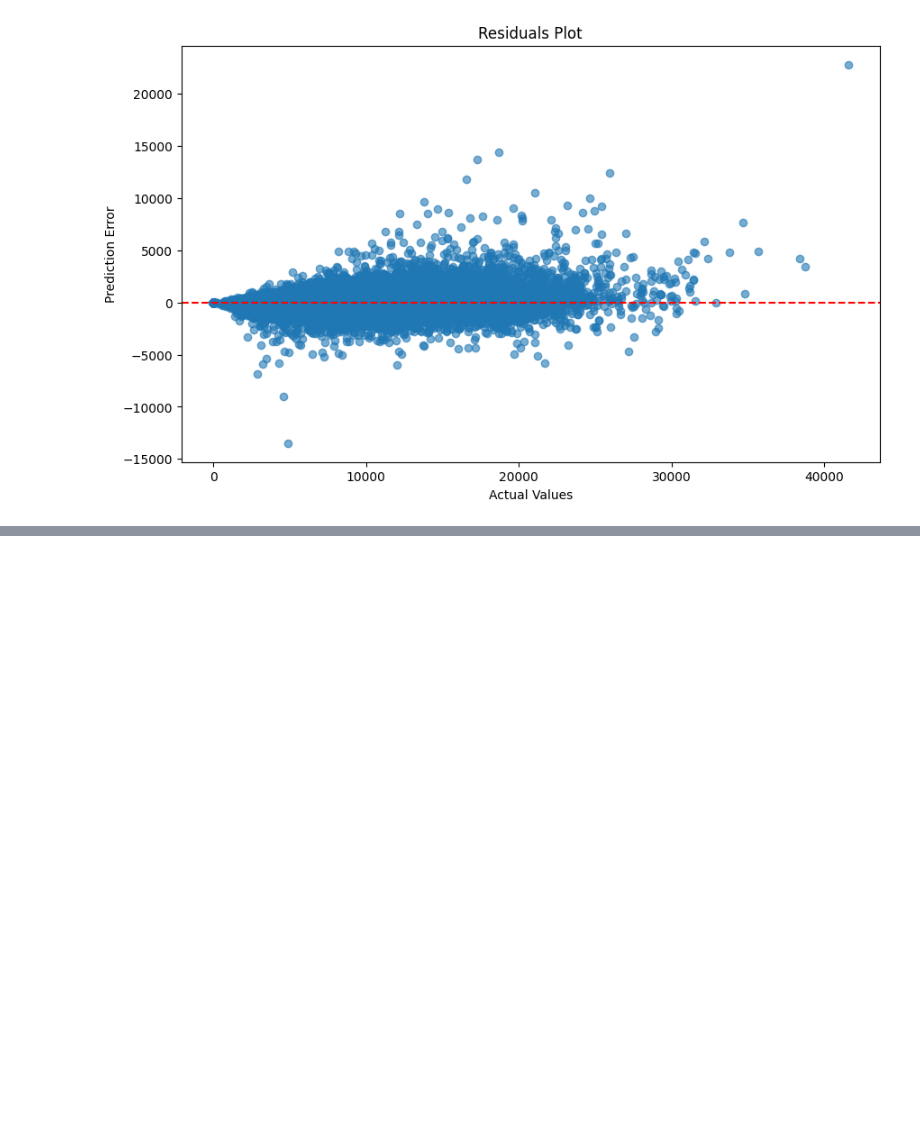
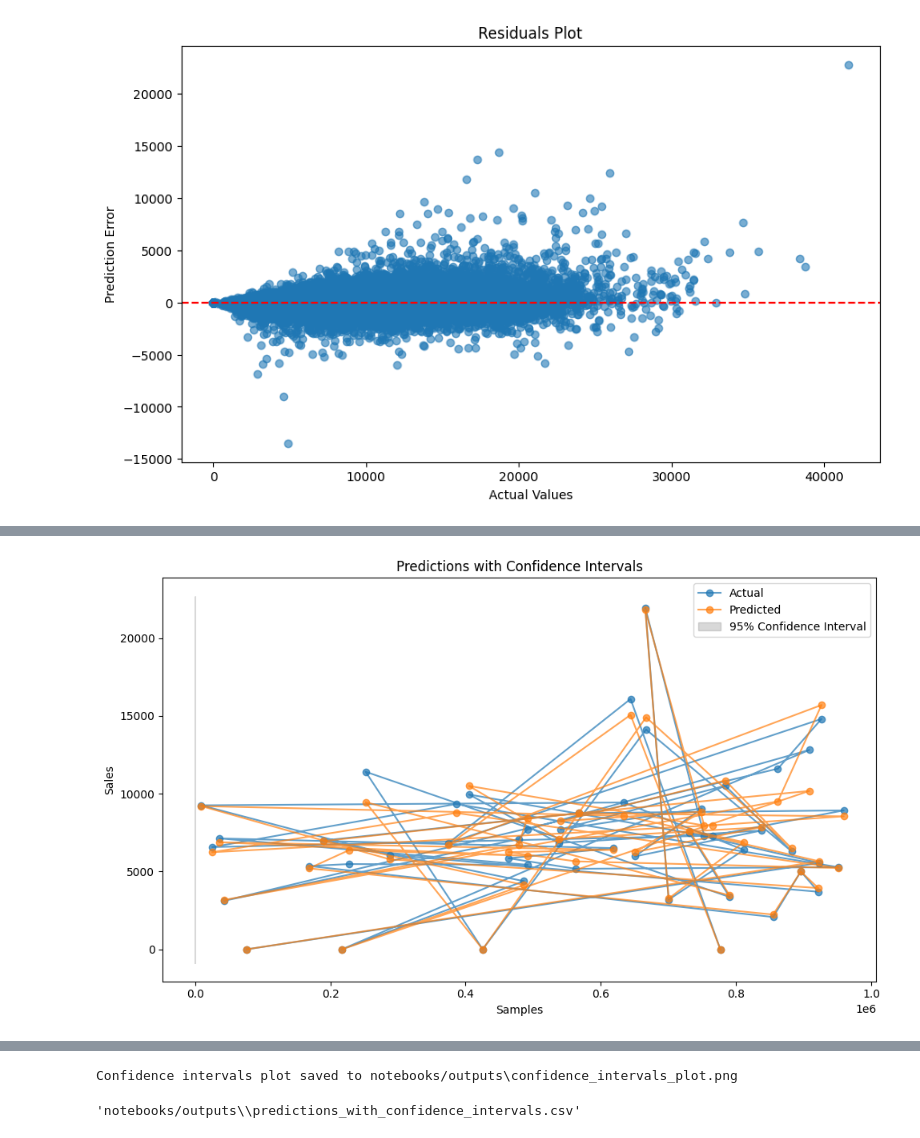
Before and after one commit to vlazacck/Week4, a Jupyter notebook: notebooks/prediction.ipynb, the cells around one changed output, grey strips where cells are left out. Cells and saved outputs as stored; diff of their text form; code cells hidden in the pictures; blank space fills up the shorter version.

```diff
--- a/notebooks/prediction.ipynb
+++ b/notebooks/prediction.ipynb
@@ -370,0 +470,20 @@ Index(['Actual', 'Predicted', 'Error'], dtype='object')
+# %%
+from scipy.stats import norm
+
+# Define confidence level
+confidence_level = 0.95
+z_score = norm.ppf((1 + confidence_level) / 2)
+
+# Compute margins
+margin_of_error = z_score * residual_std
+
+# Add confidence intervals to predictions
+predictions_df['Lower Bound'] = predictions_df['Predicted'] - margin_of_error
+predictions_df['Upper Bound'] = predictions_df['Predicted'] + margin_of_error
+
+# Save updated predictions
+confidence_intervals_path = os.path.join(output_folder, 'predictions_with_confidence_intervals.csv')
+predictions_df.to_csv(confidence_intervals_path, index=False)
+
+print(f"Confidence intervals added and saved to {confidence_intervals_path}")
+logging.info(f"Confidence intervals added and saved to {confidence_intervals_path}")
@@ -370,0 +493,25 @@ Index(['Actual', 'Predicted', 'Error'], dtype='object')
+# %%
+plt.figure(figsize=(10, 6))
+plt.plot(predictions_df['Actual'][:50], label='Actual', marker='o', linestyle='-', alpha=0.7)
+plt.plot(predictions_df['Predicted'][:50], label='Predicted', marker='o', linestyle='-', alpha=0.7)
+plt.fill_between(
+    x=range(len(predictions_df[:50])),
+    y1=predictions_df['Lower Bound'][:50],
+    y2=predictions_df['Upper Bound'][:50],
+    color='gray', alpha=0.3, label='95% Confidence Interval'
+)
+plt.xlabel('Samples')
+plt.ylabel('Sales')
+plt.title('Predictions with Confidence Intervals')
+plt.legend()
+plt.tight_layout()
+
+# Save the plot
+confidence_intervals_plot_path = os.path.join(output_folder, 'confidence_intervals_plot.png')
+plt.savefig(confidence_intervals_plot_path)
+plt.show()
+
+logging.info(f"Confidence intervals plot saved to {confidence_intervals_plot_path}")
+print(f"Confidence intervals plot saved to {confidence_intervals_plot_path}")
+# %% [output]
+[figure, added]
@@ -370,0 +519,35 @@ Index(['Actual', 'Predicted', 'Error'], dtype='object')
+Confidence intervals plot saved to notebooks/outputs\confidence_intervals_plot.png
+# %%
+import os
+import numpy as np
+from scipy.stats import norm
+import matplotlib.pyplot as plt
+
+# Calculate residuals
+predictions_df['Residuals'] = predictions_df['Actual'] - predictions_df['Predicted']
+
+# Compute residual statistics
+residual_mean = predictions_df['Residuals'].mean()
+residual_std = predictions_df['Residuals'].std()
+
+# Log and display residual statistics
+residual_mean, residual_std
+
+# Define confidence level
+confidence_level = 0.95
+z_score = norm.ppf((1 + confidence_level) / 2)
+
+# Compute margins
+margin_of_error = z_score * residual_std
+
+# Add confidence intervals to predictions
+predictions_df['Lower Bound'] = predictions_df['Predicted'] - margin_of_error
+predictions_df['Upper Bound'] = predictions_df['Predicted'] + margin_of_error
+
+# Save updated predictions
+confidence_intervals_path = os.path.join(output_folder, 'predictions_with_confidence_intervals.csv')
+predictions_df.to_csv(confidence_intervals_path, index=False)
+
+confidence_intervals_path
+# %% [output]
+'notebooks/outputs\\predictions_with_confidence_intervals.csv'
```
Also changed, not shown: parts of 22 cells of this notebook, 11 other files.
